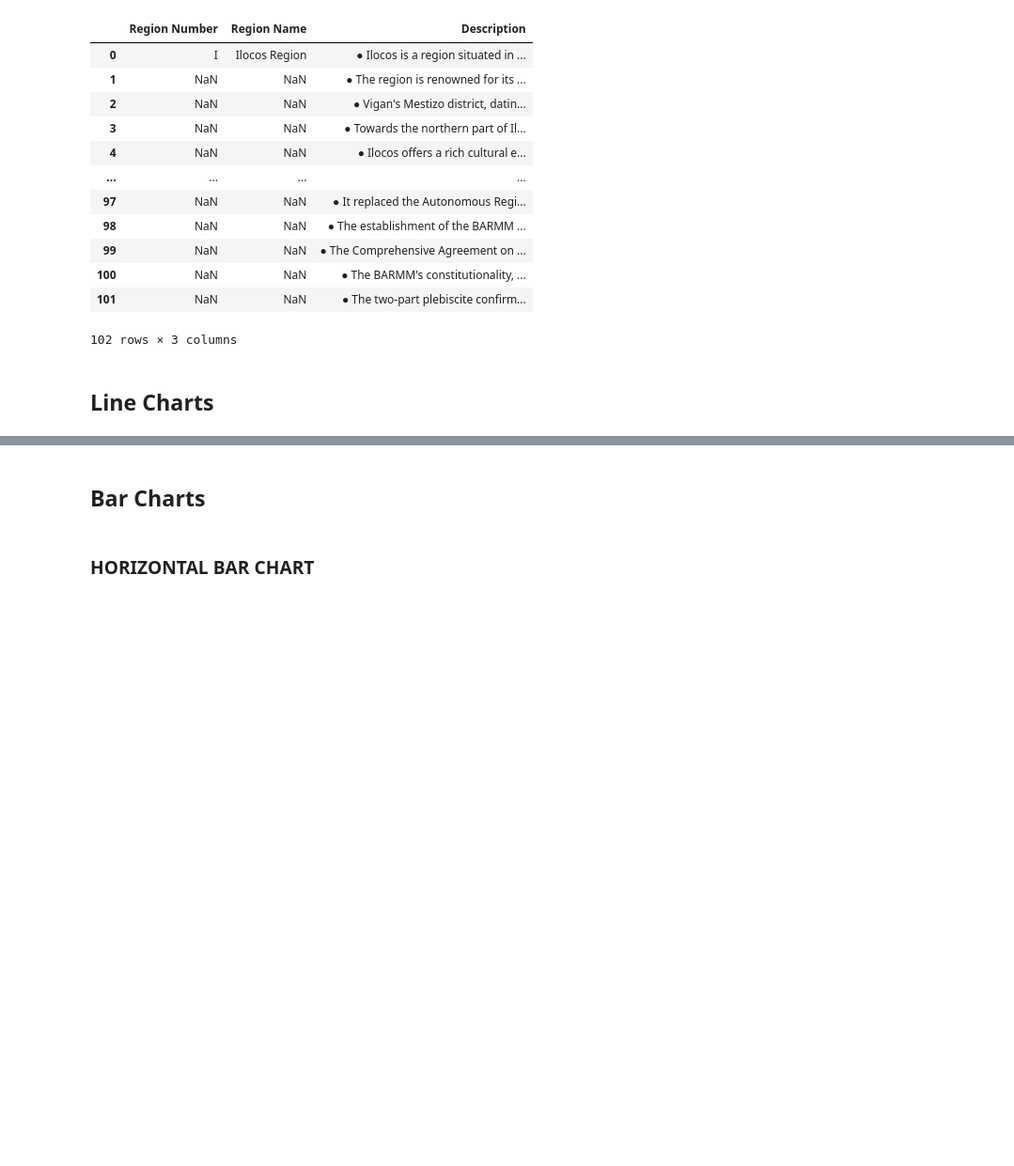
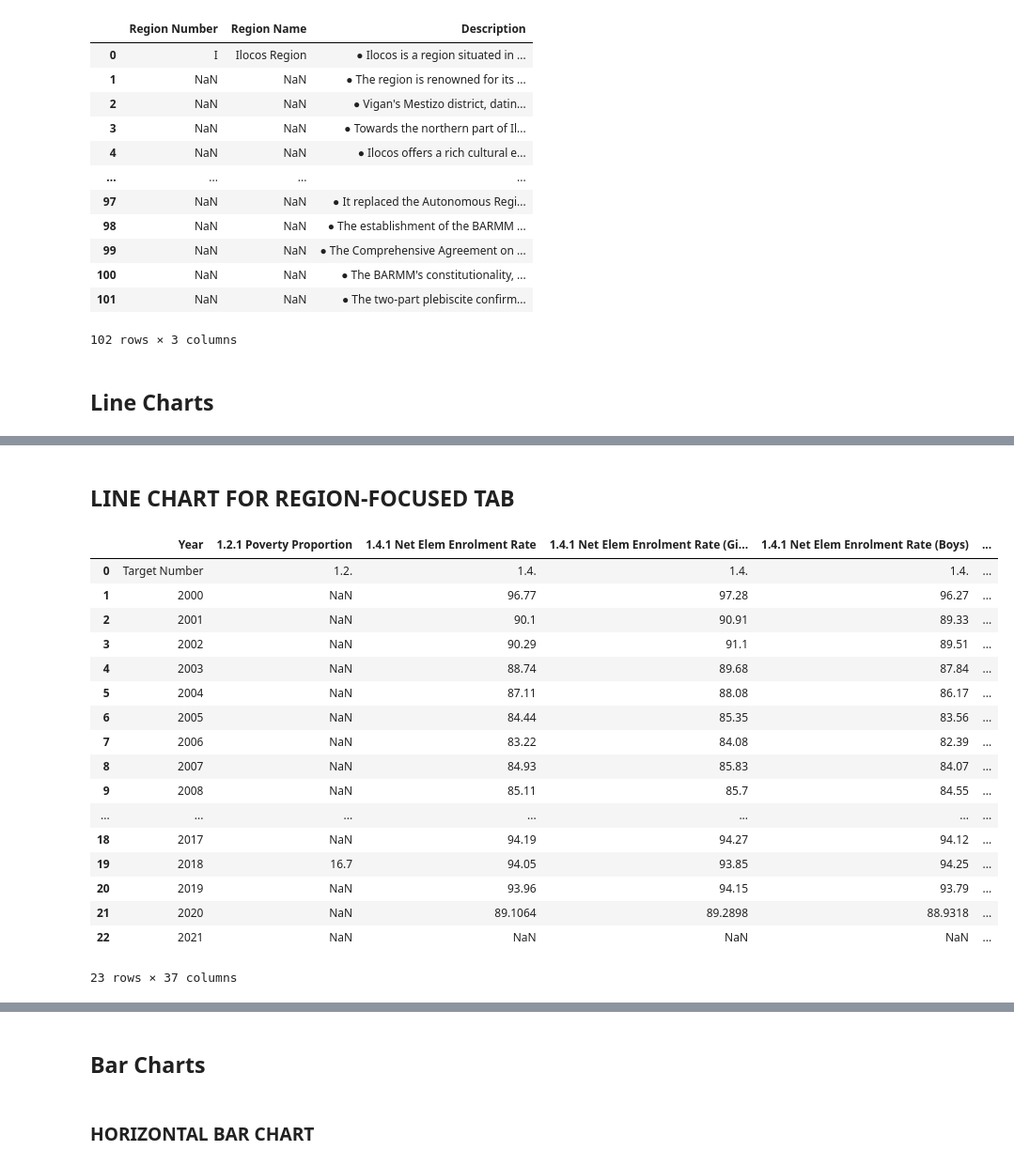
Before and after one commit to francheska-vicente/data101-ph-un-sgd, a Jupyter notebook: main_1.ipynb, the cells around one changed output, grey strips where cells are left out. Shown at 94% size. Drawn from its saved outputs; the diff is of its cells as text; code cells hidden in the pictures; blank space fills up the shorter version.

Commit message:
pushing line chart for third tab

```diff
--- a/main_1.ipynb
+++ b/main_1.ipynb
@@ -251,0 +226,2 @@ for indicator in indicators_selected:
+# %% [markdown]
+## LINE CHART FOR REGION-FOCUSED TAB
@@ -251,0 +240,25 @@ for indicator in indicators_selected:
+# %%
+region_df = sdg_data_only [sdg_data_only ['Geolocation'] == region_selected]
+region_df = pd.concat ([targets_df, region_df]).reset_index (drop = True)
+region_df = region_df.drop ('Geolocation', axis = 1)
+region_df.loc [0, 'Year'] = 'Target Number'
+region_df
+# %% [output]
+|  | Year | 1.2.1 Poverty Proportion | 1.4.1 Net Elem Enrolment Rate | 1.4.1 Net Elem Enrolment Rate (Gi... | 1.4.1 Net Elem Enrolment Rate (Boys) | ... |
+| 0 | Target Number | 1.2. | 1.4. | 1.4. | 1.4. | ... |
+| 1 | 2000 | NaN | 96.77 | 97.28 | 96.27 | ... |
+| 2 | 2001 | NaN | 90.1 | 90.91 | 89.33 | ... |
+| 3 | 2002 | NaN | 90.29 | 91.1 | 89.51 | ... |
+| 4 | 2003 | NaN | 88.74 | 89.68 | 87.84 | ... |
+| 5 | 2004 | NaN | 87.11 | 88.08 | 86.17 | ... |
+| 6 | 2005 | NaN | 84.44 | 85.35 | 83.56 | ... |
+| 7 | 2006 | NaN | 83.22 | 84.08 | 82.39 | ... |
+| 8 | 2007 | NaN | 84.93 | 85.83 | 84.07 | ... |
+| 9 | 2008 | NaN | 85.11 | 85.7 | 84.55 | ... |
+| ... | ... | ... | ... | ... | ... | ... |
+| 18 | 2017 | NaN | 94.19 | 94.27 | 94.12 | ... |
+| 19 | 2018 | 16.7 | 94.05 | 93.85 | 94.25 | ... |
+| 20 | 2019 | NaN | 93.96 | 94.15 | 93.79 | ... |
+| 21 | 2020 | NaN | 89.1064 | 89.2898 | 88.9318 | ... |
+| 22 | 2021 | NaN | NaN | NaN | NaN | ... |
+23 rows × 37 columns
```
Also changed, not shown: parts of 16 cells of this notebook.
